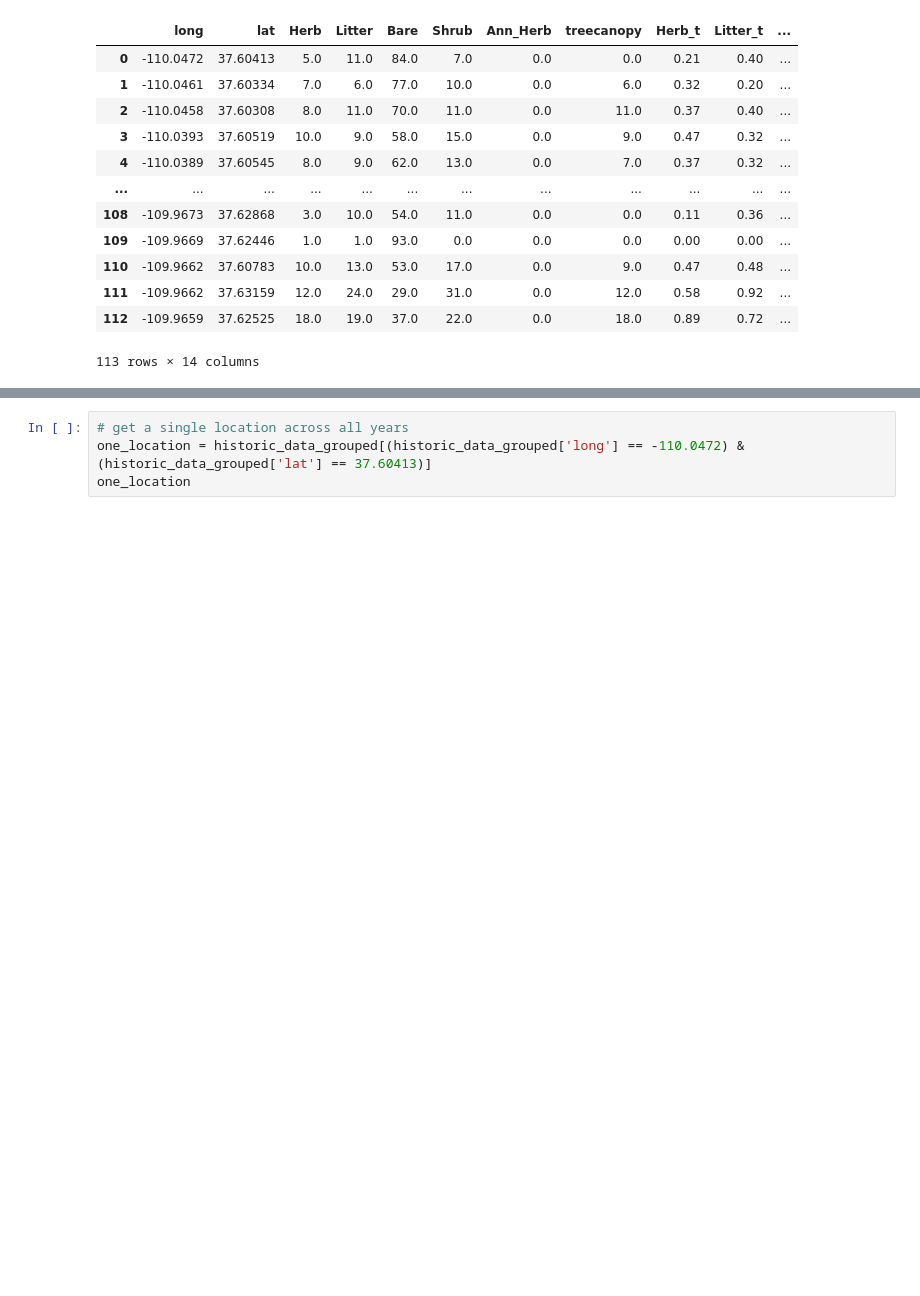
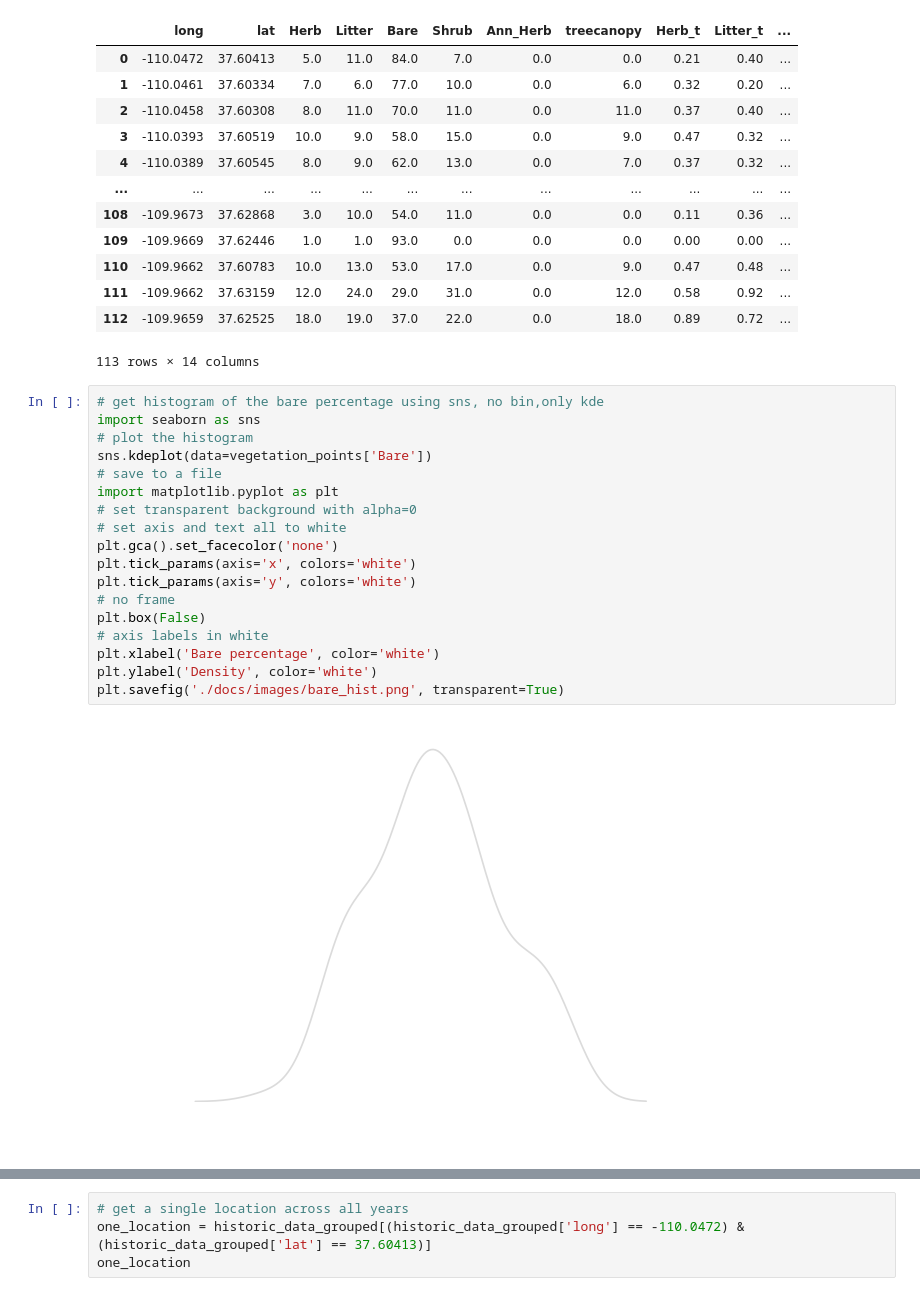
Before and after one commit to verkyyi/climate_vegetation_dsan, a Jupyter notebook: main.ipynb, the cells around one changed output, grey strips where cells are left out. Drawn from its saved outputs; the diff is of its cells as text; blank space fills up the shorter version.

```diff
--- a/main.ipynb
+++ b/main.ipynb
@@ -404,3 +388,23 @@ vegetation_points
 | 111 | -109.9662 | 37.63159 | 12.0 | 24.0 | 29.0 | 31.0 | 0.0 | 12.0 | 0.58 | 0.92 | ... |
 | 112 | -109.9659 | 37.62525 | 18.0 | 19.0 | 37.0 | 22.0 | 0.0 | 18.0 | 0.89 | 0.72 | ... |
 113 rows × 14 columns
+# %%
+# get histogram of the bare percentage using sns, no bin,only kde
+import seaborn as sns
+# plot the histogram
+sns.kdeplot(data=vegetation_points['Bare'])
+# save to a file
+import matplotlib.pyplot as plt
+# set transparent background with alpha=0
+# set axis and text all to white
+plt.gca().set_facecolor('none')
+plt.tick_params(axis='x', colors='white')
+plt.tick_params(axis='y', colors='white')
+# no frame
+plt.box(False)
+# axis labels in white
+plt.xlabel('Bare percentage', color='white')
+plt.ylabel('Density', color='white')
+plt.savefig('./docs/images/bare_hist.png', transparent=True)
+# %% [output]
+[figure, added]
```
Also changed, not shown: parts of 14 cells of this notebook, 15 other files.
